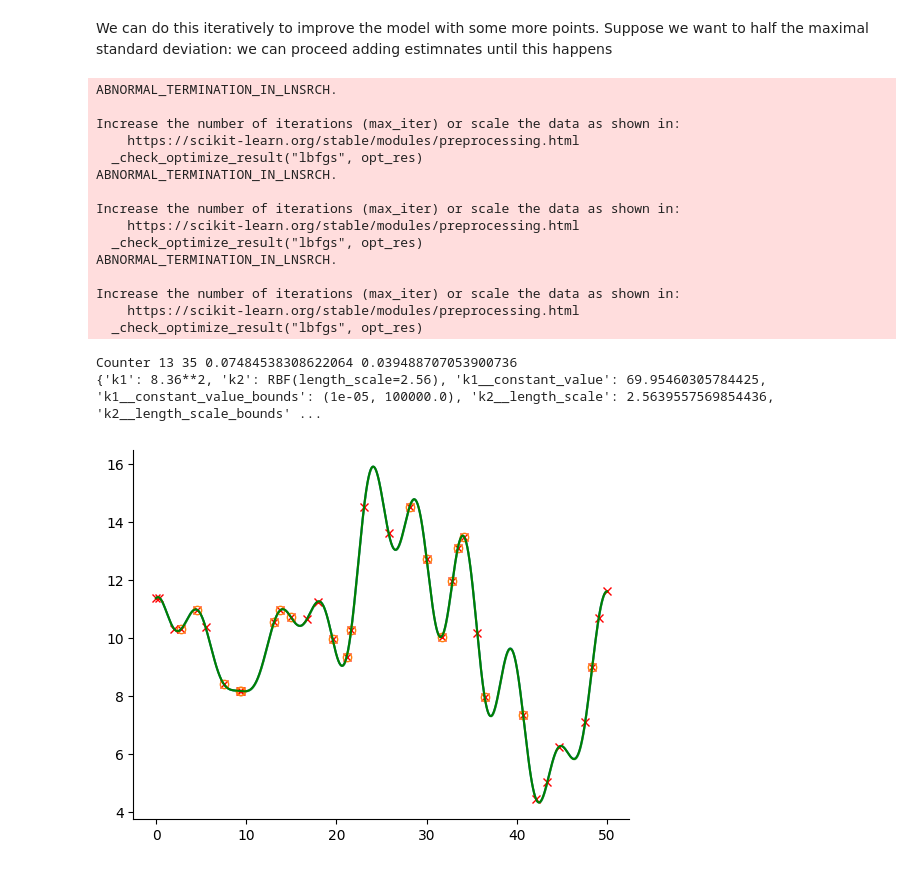
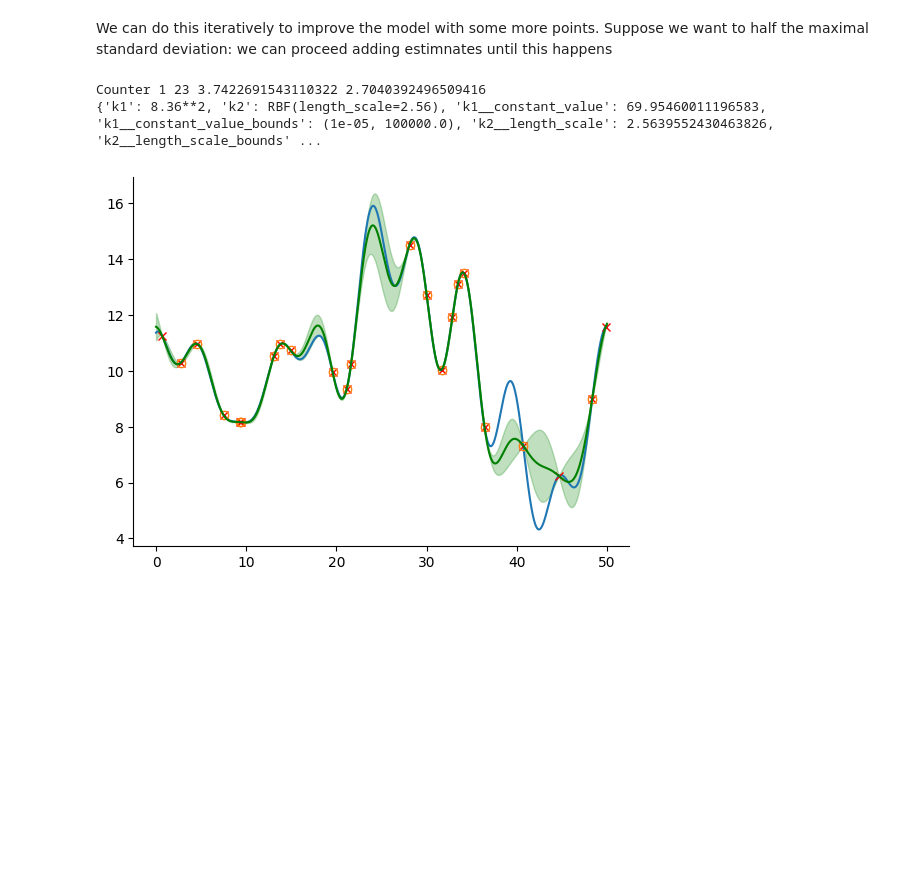
Before and after one commit to FTurci/gaussian-processes, a Jupyter notebook: examples/sklearn-examples/simple_regression.ipynb, the cells around one changed output. Saved outputs shown, nothing was run; the diff lists cells and outputs as text; code cells hidden in the pictures; blank space fills up the shorter version.

```diff
--- a/examples/sklearn-examples/simple_regression.ipynb
+++ b/examples/sklearn-examples/simple_regression.ipynb
@@ -126,51 +121,36 @@ Increase the number of iterations (max_iter) or scale the data as shown in:
 We can do this iteratively to improve the model with some more points. Suppose we want to half the maximal standard deviation: we can proceed adding estimnates until this happens
 # %%
 original_max_std = std.max()
-target_std = original_max_std*0.01
+target_std = original_max_std*0.5
 max_iter = 20
 for i in range(max_iter):
 
     indices = np.where(new_std>target_std)[0]
     pick = np.random.choice(indices)
     x_at_large_std = x[pick]
     y_at_large_std = original_function(x)[pick]
     new_xtrain =  np.concatenate((new_xtrain,[x_at_large_std]))
     new_ytrain =  np.concatenate((new_ytrain,[y_at_large_std]))
 
     custom_kernel.set_params(**(new_gp.kernel_.get_params()))
     new_gp = GaussianProcessRegressor(
                                 kernel=custom_kernel,
                                 optimizer='fmin_l_bfgs_b'
     )
     new_gp.fit(new_xtrain[:, np.newaxis], new_ytrain)
     new_mean, new_std = new_gp.predict(x[:,np.newaxis], return_std=True)
     if new_std.max()<target_std:
         print("Counter",i,len(new_xtrain),target_std,new_std.max()  )
         break
 
 plt.plot(x,original_function(x))
 plt.plot(new_xtrain,new_ytrain,'rx')
 plt.plot(xtrain,ytrain,'o', mfc="None")
 
 plt.fill_between(x,new_mean-new_std/2, new_mean+new_std/2, color='green', alpha=0.25)
 plt.plot(x, new_mean,color='green')
 print(gp.kernel_.get_params())
 # %% [output]
-ABNORMAL_TERMINATION_IN_LNSRCH.
-
-Increase the number of iterations (max_iter) or scale the data as shown in:
-    https://scikit-learn.org/stable/modules/preprocessing.html
-  _check_optimize_result("lbfgs", opt_res)
-ABNORMAL_TERMINATION_IN_LNSRCH.
-
-Increase the number of iterations (max_iter) or scale the data as shown in:
-    https://scikit-learn.org/stable/modules/preprocessing.html
-  _check_optimize_result("lbfgs", opt_res)
-ABNORMAL_TERMINATION_IN_LNSRCH.
-
-Increase the number of iterations (max_iter) or scale the data as shown in:
-    https://scikit-learn.org/stable/modules/preprocessing.html
-  _check_optimize_result("lbfgs", opt_res)
+Counter 1 23 3.7422691543110322 2.7040392496509416
+{'k1': 8.36**2, 'k2': RBF(length_scale=2.56), 'k1__constant_value': 69.95460011196583, 'k1__constant_value_bounds': (1e-05, 100000.0), 'k2__length_scale': 2.5639552430463826, 'k2__length_scale_bounds' ...
-Counter 13 35 0.07484538308622064 0.039488707053900736
-{'k1': 8.36**2, 'k2': RBF(length_scale=2.56), 'k1__constant_value': 69.95460305784425, 'k1__constant_value_bounds': (1e-05, 100000.0), 'k2__length_scale': 2.5639557569854436, 'k2__length_scale_bounds' ...
-[figure, old version]
+[figure, new version]
```
Also changed, not shown: parts of 1 cell of this notebook.
